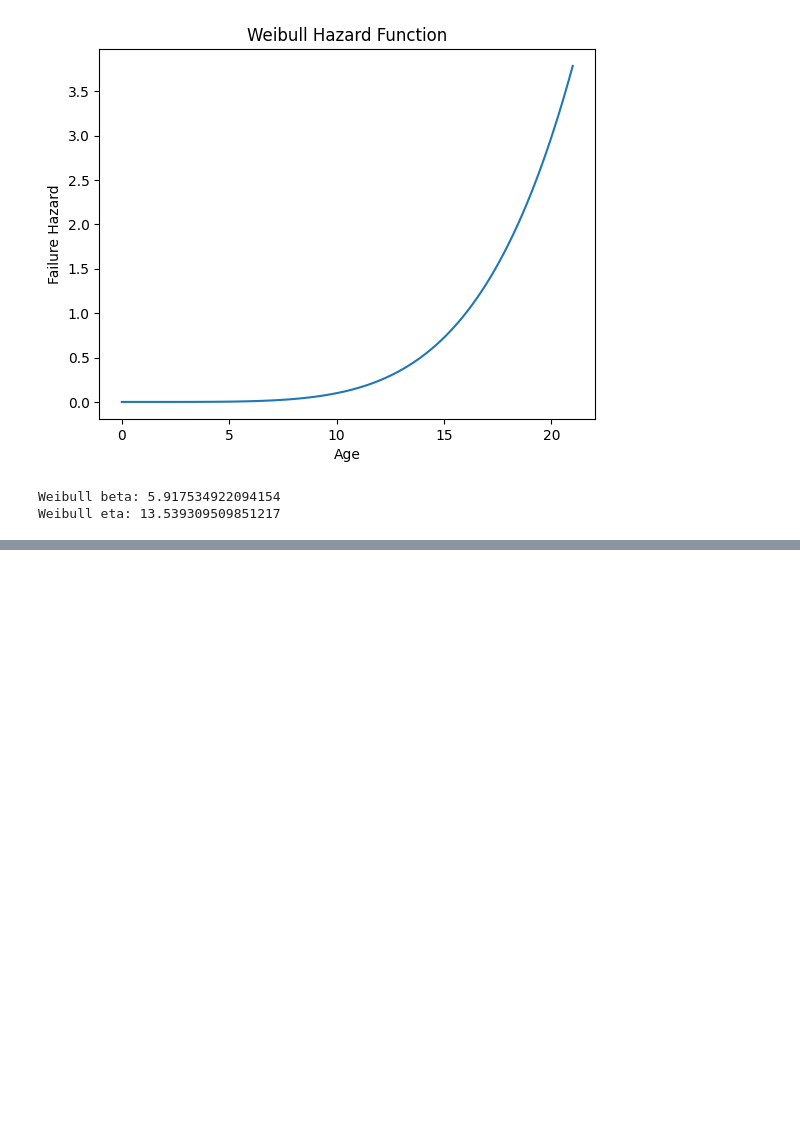
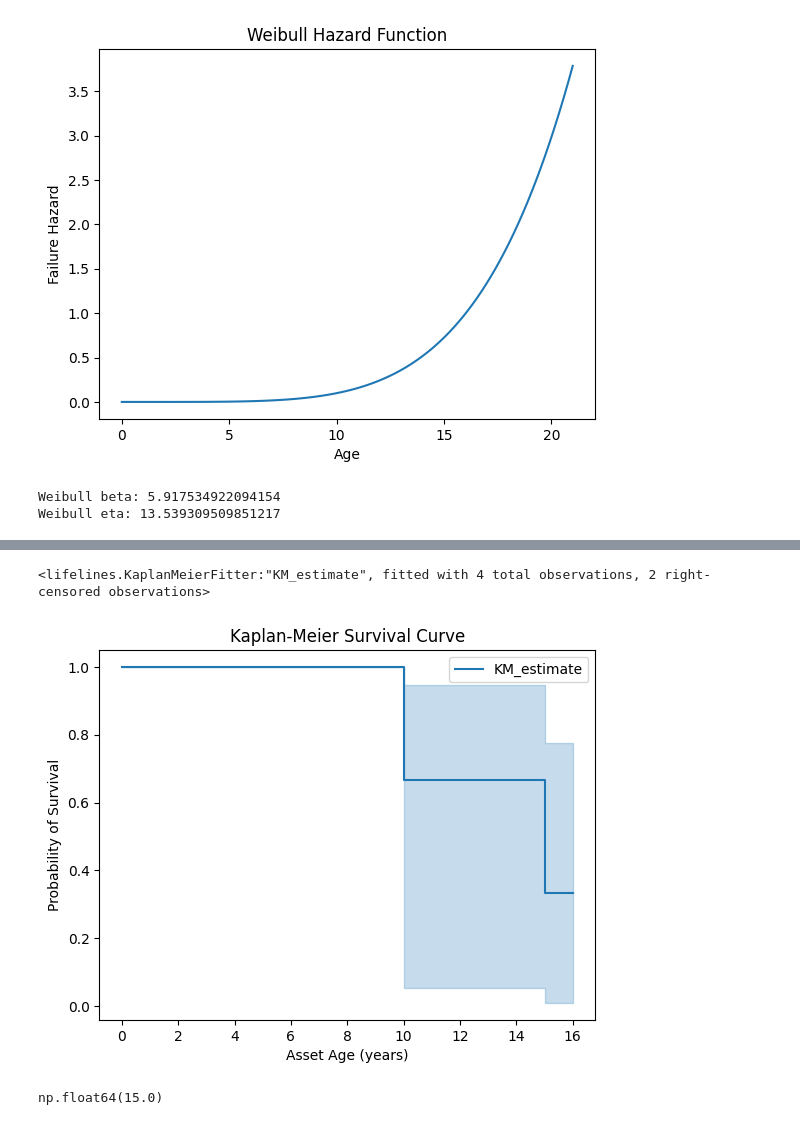
Before and after one commit to 10003399/cnaim-pof-validation, a Jupyter notebook: notebook/01_phase1.ipynb, the cells around one changed output, grey strips where cells are left out. Drawn from its saved outputs; the diff is of its cells as text; code cells hidden in the pictures; blank space fills up the shorter version.

Commit message:
analysis: Kaplan-Meier survival analysis

```diff
--- a/notebook/01_phase1.ipynb
+++ b/notebook/01_phase1.ipynb
@@ -313,0 +320,27 @@ survival.head()
+# %%
+kmf = KaplanMeierFitter()
+
+kmf.fit(
+    durations=survival["duration"],
+    event_observed=survival["event"]
+)
+# %% [output]
+<lifelines.KaplanMeierFitter:"KM_estimate", fitted with 4 total observations, 2 right-censored observations>
+# %%
+import matplotlib.pyplot as plt
+
+plt.figure()
+
+kmf.plot_survival_function()
+
+plt.title("Kaplan-Meier Survival Curve")
+plt.xlabel("Asset Age (years)")
+plt.ylabel("Probability of Survival")
+
+plt.show()
+# %% [output]
+[figure, added]
+# %%
+kmf.median_survival_time_
+# %% [output]
+np.float64(15.0)
```
Also changed, not shown: parts of 1 cell of this notebook.
